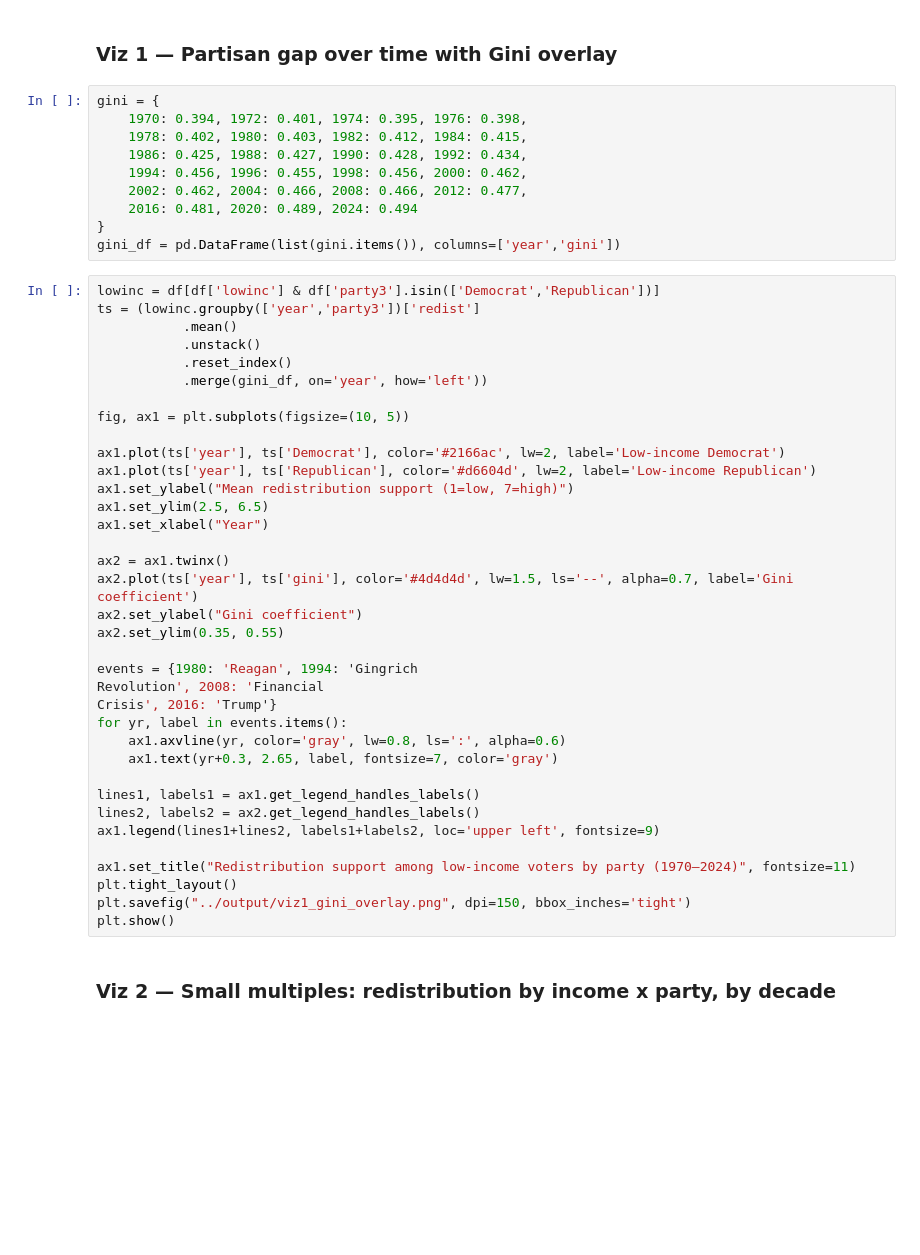
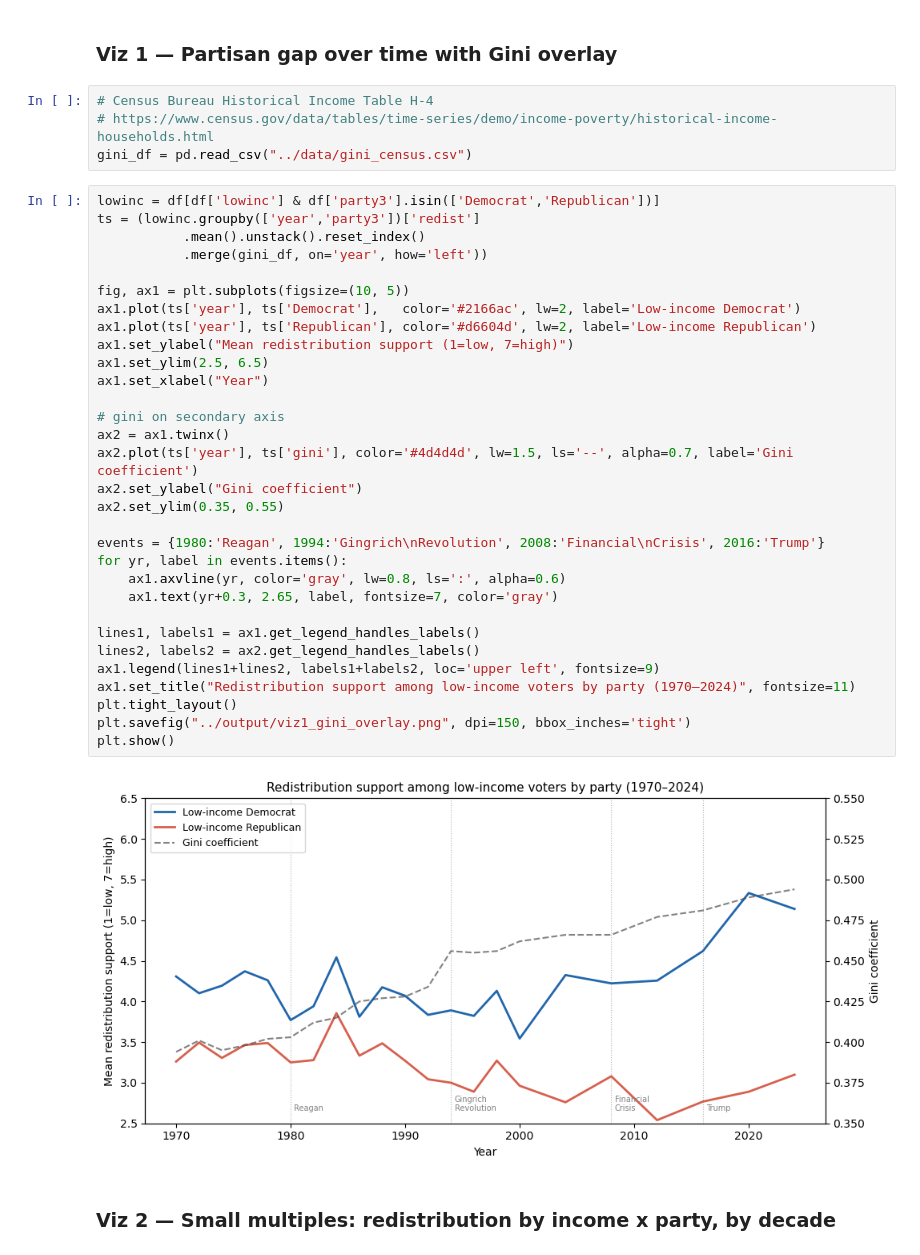
Before and after one commit to nnjaa2027/qss20-inequality-redistribution, a Jupyter notebook: code/03_visualize.ipynb, the cells around one changed output. Drawn from its saved outputs; the diff is of its cells as text; blank space fills up the shorter version.

```diff
--- a/code/03_visualize.ipynb
+++ b/code/03_visualize.ipynb
@@ -9,52 +8,43 @@ import matplotlib.ticker as mticker
 df = pd.read_csv("../output/anes_clean.csv")
 # %% [markdown]
 ### Viz 1 — Partisan gap over time with Gini overlay
-# %%
-gini = {
-    1970: 0.394, 1972: 0.401, 1974: 0.395, 1976: 0.398,
-    1978: 0.402, 1980: 0.403, 1982: 0.412, 1984: 0.415,
-    1986: 0.425, 1988: 0.427, 1990: 0.428, 1992: 0.434,
-    1994: 0.456, 1996: 0.455, 1998: 0.456, 2000: 0.462,
-    2002: 0.462, 2004: 0.466, 2008: 0.466, 2012: 0.477,
-    2016: 0.481, 2020: 0.489, 2024: 0.494
-}
-gini_df = pd.DataFrame(list(gini.items()), columns=['year','gini'])
+# %%
+# Census Bureau Historical Income Table H-4
+# https://www.census.gov/data/tables/time-series/demo/income-poverty/historical-income-households.html
+gini_df = pd.read_csv("../data/gini_census.csv")
 # %%
 lowinc = df[df['lowinc'] & df['party3'].isin(['Democrat','Republican'])]
 ts = (lowinc.groupby(['year','party3'])['redist']
-           .mean()
-           .unstack()
-           .reset_index()
+           .mean().unstack().reset_index()
            .merge(gini_df, on='year', how='left'))
 
 fig, ax1 = plt.subplots(figsize=(10, 5))
-
-ax1.plot(ts['year'], ts['Democrat'], color='#2166ac', lw=2, label='Low-income Democrat')
+ax1.plot(ts['year'], ts['Democrat'],   color='#2166ac', lw=2, label='Low-income Democrat')
 ax1.plot(ts['year'], ts['Republican'], color='#d6604d', lw=2, label='Low-income Republican')
 ax1.set_ylabel("Mean redistribution support (1=low, 7=high)")
 ax1.set_ylim(2.5, 6.5)
 ax1.set_xlabel("Year")
 
+# gini on secondary axis
 ax2 = ax1.twinx()
 ax2.plot(ts['year'], ts['gini'], color='#4d4d4d', lw=1.5, ls='--', alpha=0.7, label='Gini coefficient')
 ax2.set_ylabel("Gini coefficient")
 ax2.set_ylim(0.35, 0.55)
 
-events = {1980: 'Reagan', 1994: 'Gingrich
-Revolution', 2008: 'Financial
-Crisis', 2016: 'Trump'}
+events = {1980:'Reagan', 1994:'Gingrich\nRevolution', 2008:'Financial\nCrisis', 2016:'Trump'}
 for yr, label in events.items():
     ax1.axvline(yr, color='gray', lw=0.8, ls=':', alpha=0.6)
     ax1.text(yr+0.3, 2.65, label, fontsize=7, color='gray')
 
 lines1, labels1 = ax1.get_legend_handles_labels()
 lines2, labels2 = ax2.get_legend_handles_labels()
 ax1.legend(lines1+lines2, labels1+labels2, loc='upper left', fontsize=9)
-
 ax1.set_title("Redistribution support among low-income voters by party (1970–2024)", fontsize=11)
 plt.tight_layout()
 plt.savefig("../output/viz1_gini_overlay.png", dpi=150, bbox_inches='tight')
 plt.show()
+# %% [output]
+[figure, added]
 # %% [markdown]
 ### Viz 2 — Small multiples: redistribution by income x party, by decade
 # %%
```
Also changed, not shown: parts of 2 cells of this notebook, 5 other files.
